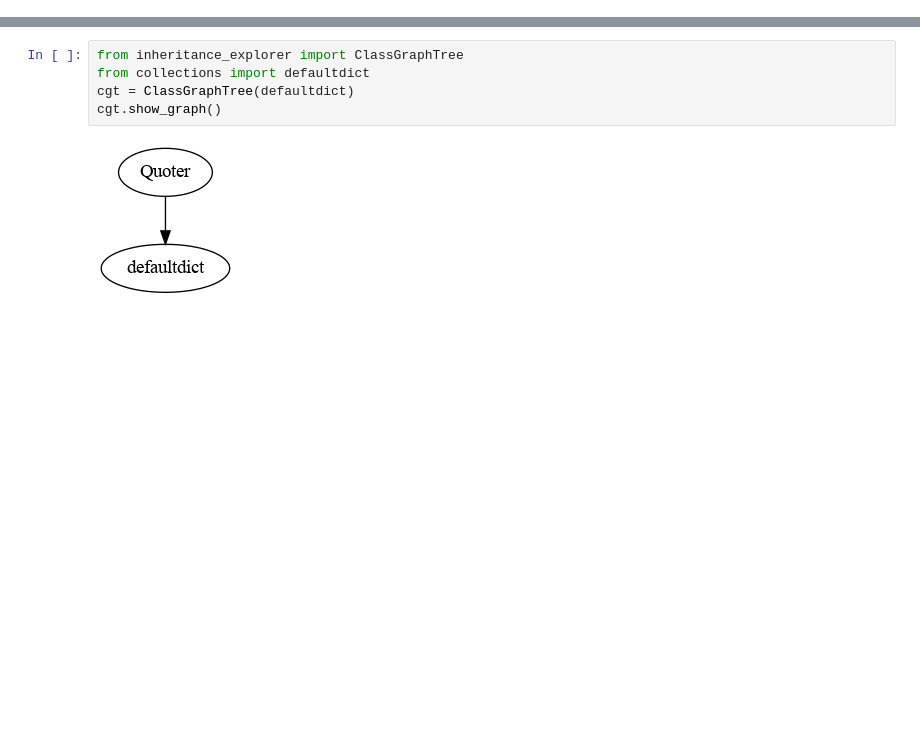
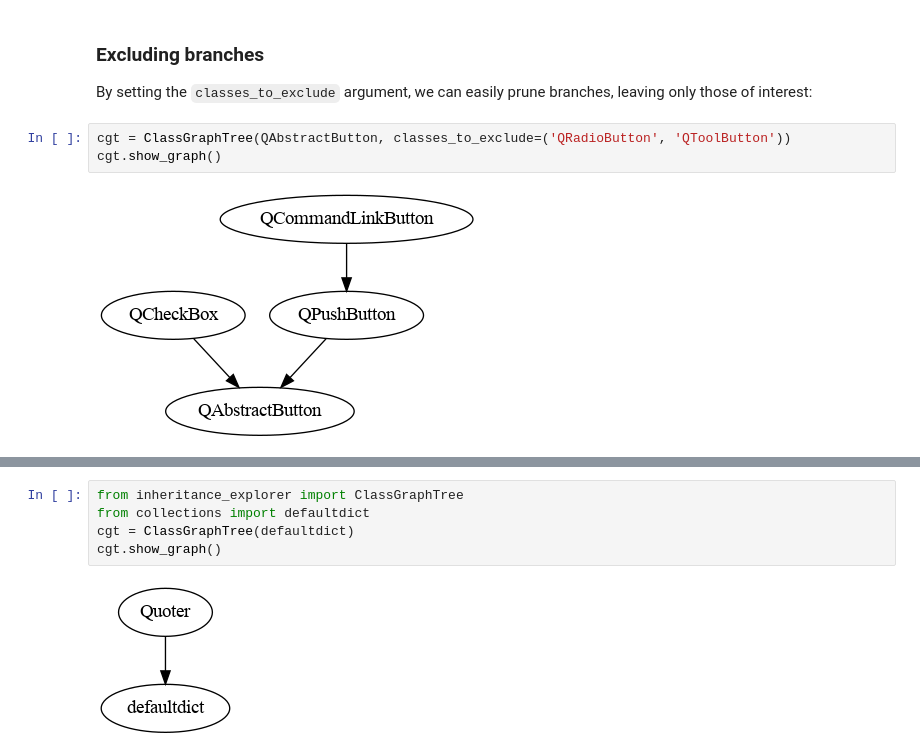
Before and after one commit to data-exp-lab/inheritance_explorer, a Jupyter notebook: docs/examples/ex_002_inheritance_scope.ipynb, the cells around one changed output, grey strips where cells are left out. Drawn from its saved outputs; the diff is of its cells as text; blank space fills up the shorter version.

```diff
--- a/docs/examples/ex_002_inheritance_scope.ipynb
+++ b/docs/examples/ex_002_inheritance_scope.ipynb
@@ -8,0 +35,9 @@ For example, if we map `collecitons.defaultdict`, we get a simple inheritance st
+# %% [markdown]
+### Excluding branches
+
+By setting the `classes_to_exclude` argument, we can easily prune branches, leaving only those of interest:
+# %%
+cgt = ClassGraphTree(QAbstractButton, classes_to_exclude=('QRadioButton', 'QToolButton'))
+cgt.show_graph()
+# %% [output]
+[figure, added]
```
Also changed, not shown: parts of 8 cells of this notebook, 2 other files.
